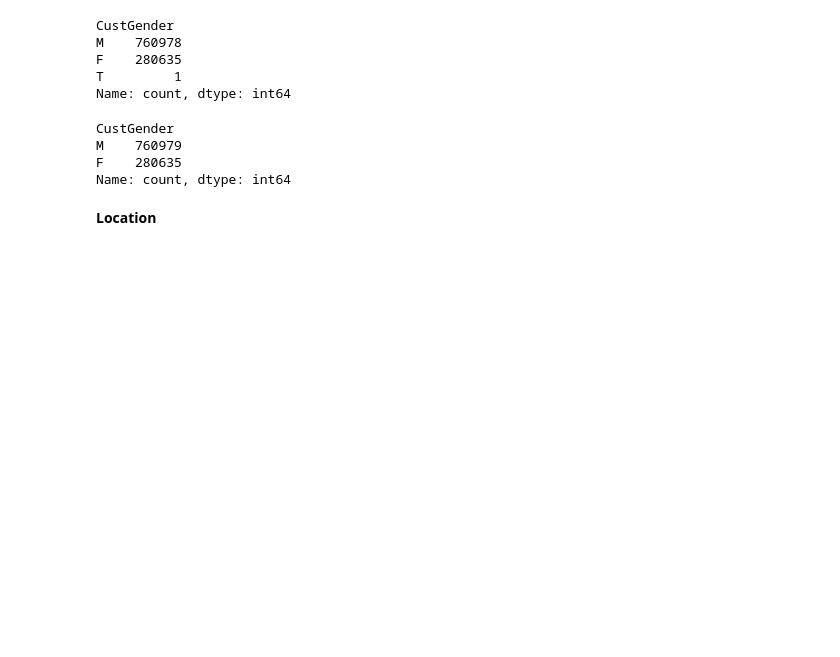
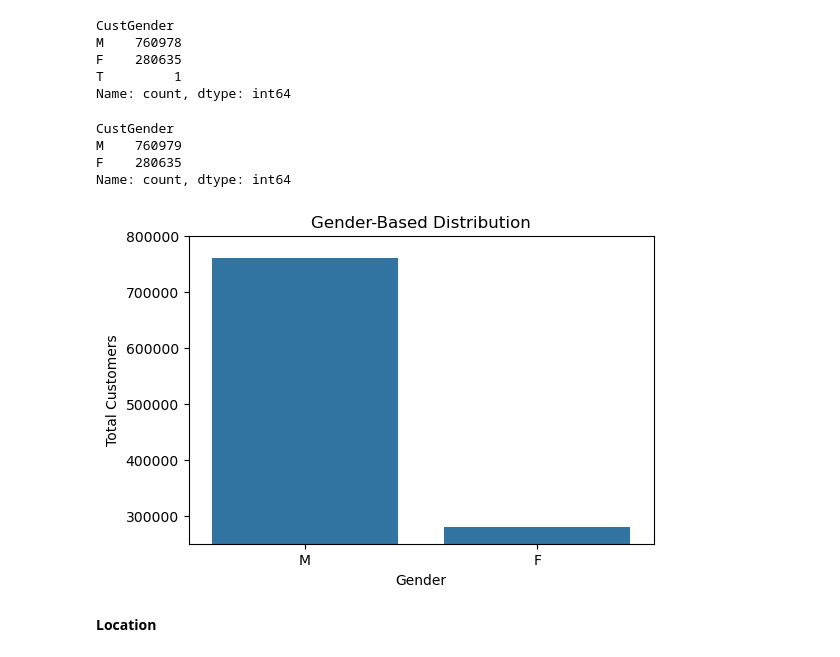
Before and after one commit to AdvanceBee/RFM-Analysis-Retail-Banking, a Jupyter notebook: RFM_Solution.ipynb, the cells around one changed output. Saved outputs shown, nothing was run; the diff lists cells and outputs as text; code cells hidden in the pictures; blank space fills up the shorter version.

Commit message:
Added latest RFM table and updated analysis notebook

```diff
--- a/RFM_Solution.ipynb
+++ b/RFM_Solution.ipynb
@@ -228,6 +228,23 @@ CustGender
 M    760979
 F    280635
 Name: count, dtype: int64
+# %%
+# Gender-Based Spending Analysis with Optimized Y-Axis Limits
+import matplotlib.pyplot as plt
+import seaborn as sns
+
+plt.figure(figsize=(6, 4))
+sns.barplot(x=['M', 'F'], y=[760979, 280635])
+
+# Adjust y-axis limits for better visibility
+plt.ylim(250000, 800000)
+
+plt.title('Gender-Based Distribution')
+plt.xlabel('Gender')
+plt.ylabel('Total Customers')
+plt.show()
+# %% [output]
+[figure, added]
 # %% [markdown]
 **Location**
 # %%
```
Also changed, not shown: parts of 30 cells of this notebook, 1 other file.
